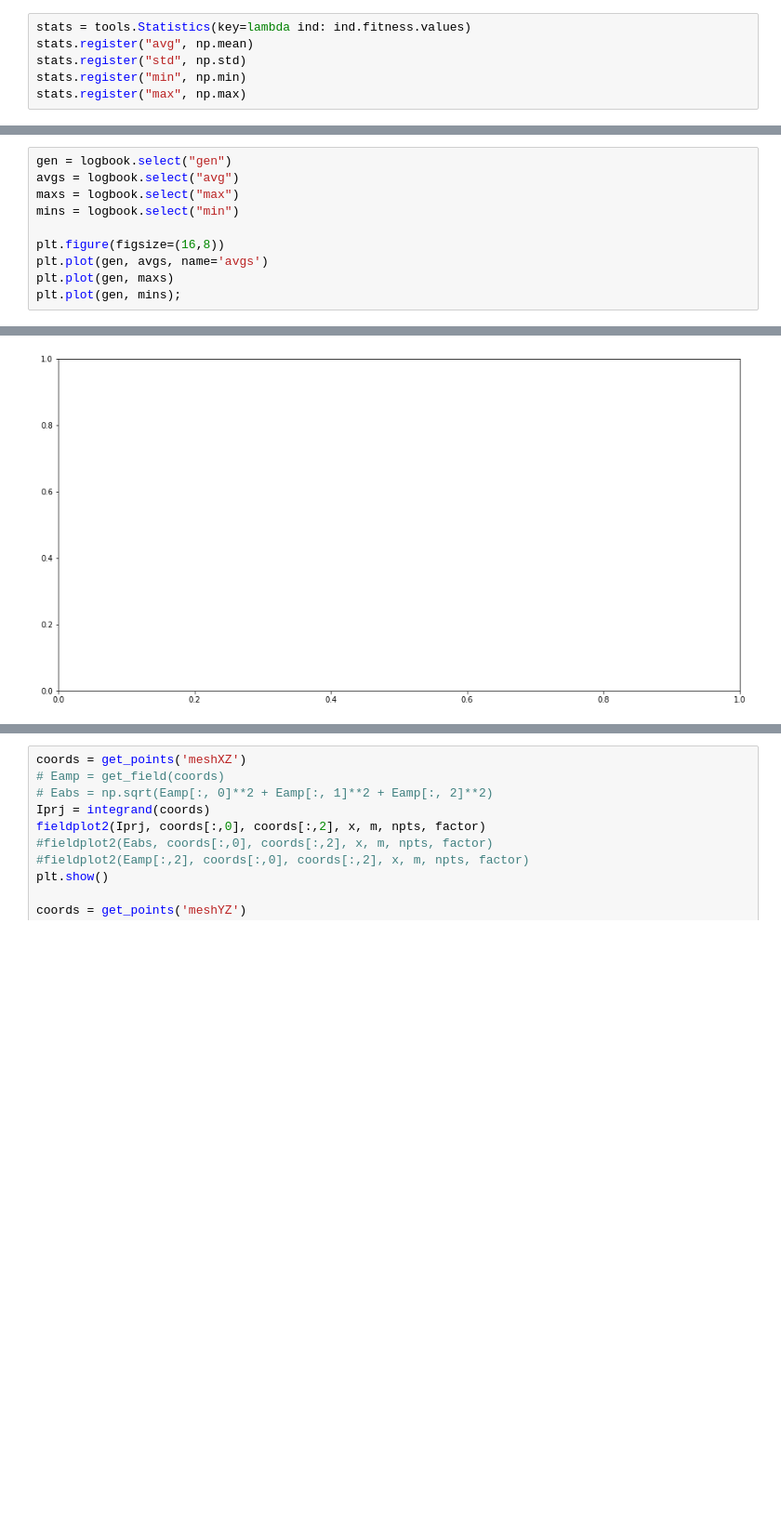
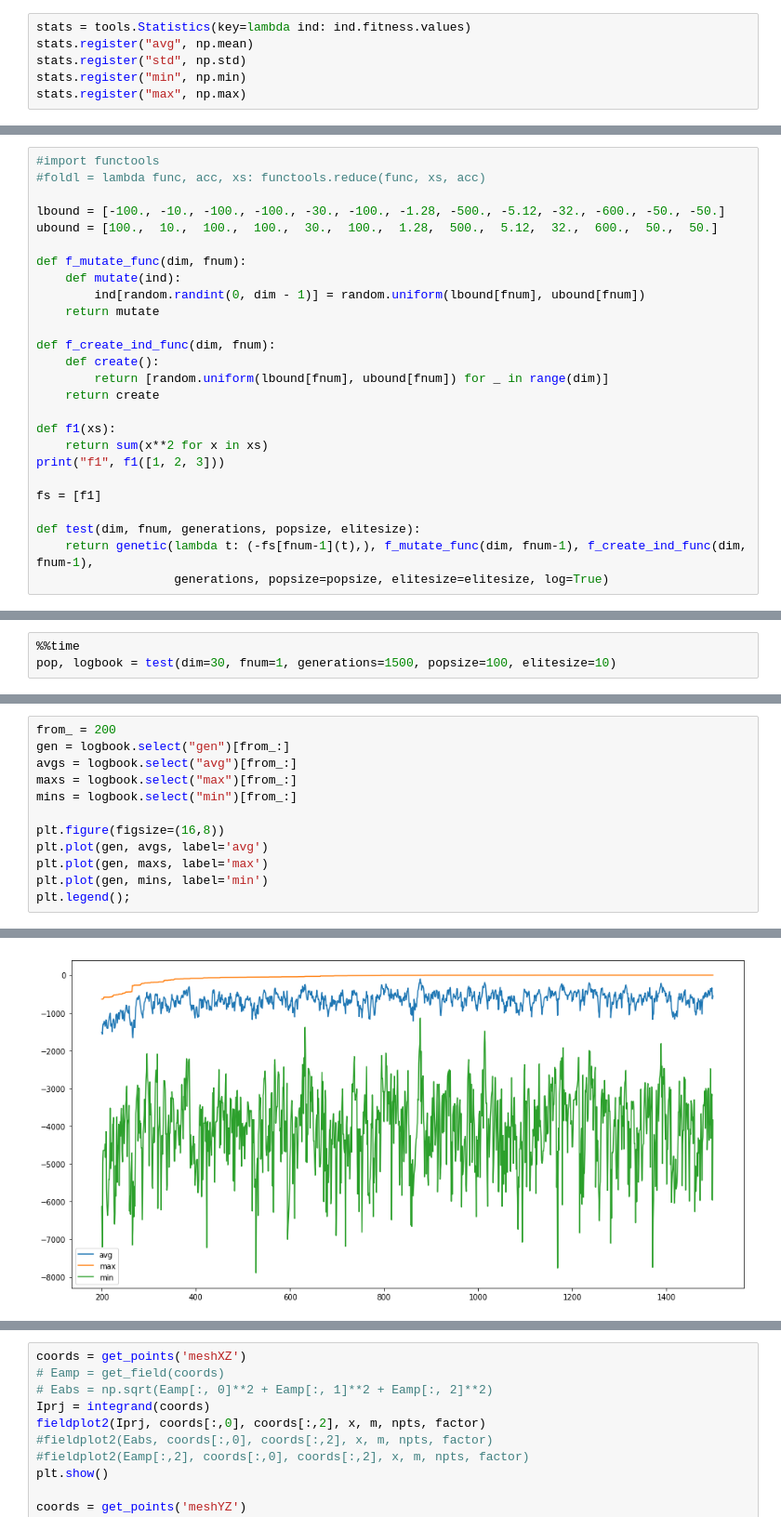
Before and after one commit to BioRyajenka/scattnlay, a Jupyter notebook: examples/Untitled2.ipynb, the cells around one changed output, grey strips where cells are left out. Shown at 93% size. Drawn from its saved outputs; the diff is of its cells as text; blank space fills up the shorter version.

Commit message:
Add more tests with DE

```diff
--- a/examples/Untitled2.ipynb
+++ b/examples/Untitled2.ipynb
@@ -220,0 +318,26 @@ logbook
+# %%
+#import functools
+#foldl = lambda func, acc, xs: functools.reduce(func, xs, acc)
+
+lbound = [-100., -10., -100., -100., -30., -100., -1.28, -500., -5.12, -32., -600., -50., -50.]
+ubound = [100.,  10.,  100.,  100.,  30.,  100.,  1.28,  500.,  5.12,  32.,  600.,  50.,  50.]
+
+def f_mutate_func(dim, fnum):
+    def mutate(ind):
+        ind[random.randint(0, dim - 1)] = random.uniform(lbound[fnum], ubound[fnum])
+    return mutate
+
+def f_create_ind_func(dim, fnum):
+    def create():
+        return [random.uniform(lbound[fnum], ubound[fnum]) for _ in range(dim)]
+    return create
+
+def f1(xs):
+    return sum(x**2 for x in xs)
+print("f1", f1([1, 2, 3]))
+
+fs = [f1]
+
+def test(dim, fnum, generations, popsize, elitesize):
+    return genetic(lambda t: (-fs[fnum-1](t),), f_mutate_func(dim, fnum-1), f_create_ind_func(dim, fnum-1),
+                   generations, popsize=popsize, elitesize=elitesize, log=True)
@@ -220,0 +346,3 @@ logbook
+# %%
+%%time
+pop, logbook = test(dim=30, fnum=1, generations=1500, popsize=100, elitesize=10)
@@ -221,11 +367,13 @@ logbook
 # %%
-gen = logbook.select("gen")
-avgs = logbook.select("avg")
-maxs = logbook.select("max")
-mins = logbook.select("min")
+from_ = 200
+gen = logbook.select("gen")[from_:]
+avgs = logbook.select("avg")[from_:]
+maxs = logbook.select("max")[from_:]
+mins = logbook.select("min")[from_:]
 
 plt.figure(figsize=(16,8))
-plt.plot(gen, avgs, name='avgs')
-plt.plot(gen, maxs)
-plt.plot(gen, mins);
+plt.plot(gen, avgs, label='avg')
+plt.plot(gen, maxs, label='max')
+plt.plot(gen, mins, label='min')
+plt.legend();
 # %% [output]
@@ -233 +380 @@ AttributeError: Unknown property name
-[figure, old version]
+[figure, new version]
```
Also changed, not shown: parts of 35 cells of this notebook.
